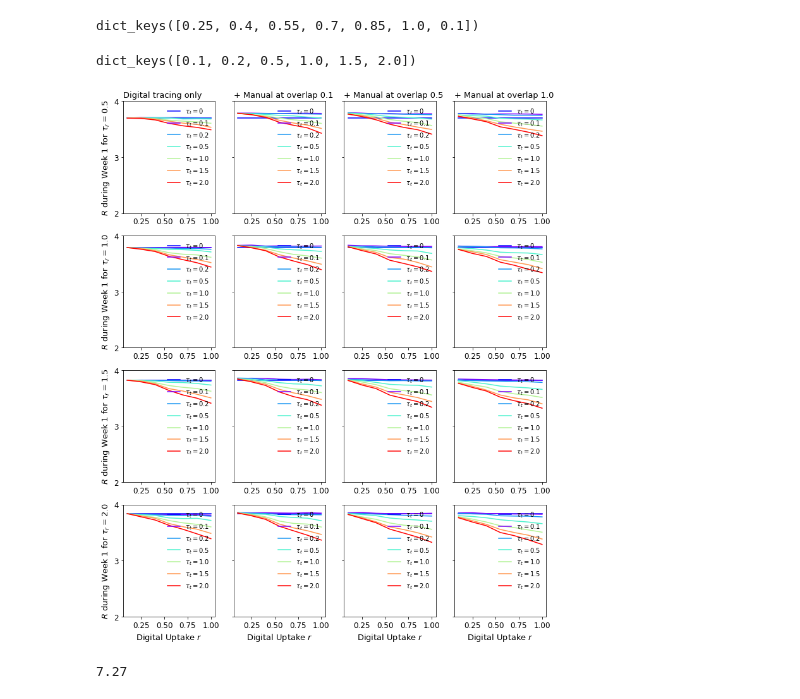
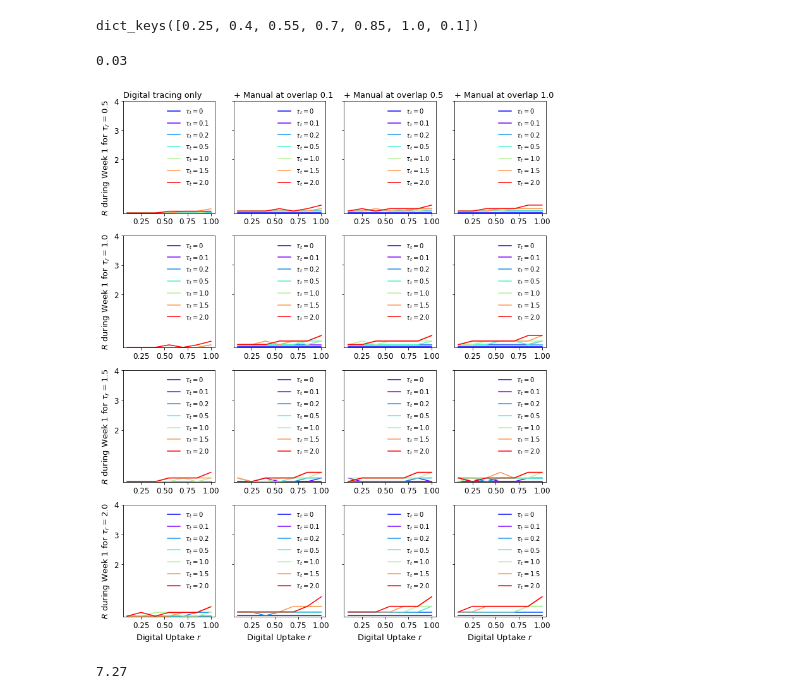
Before and after one commit to andrei-rusu/contact-tracing-model, a Jupyter notebook: notebooks/PlotResults.ipynb, the cells around one changed output. Cells and saved outputs as stored; diff of their text form; code cells hidden in the pictures.

```diff
--- a/notebooks/PlotResults.ipynb
+++ b/notebooks/PlotResults.ipynb
@@ -1526,7 +1526,7 @@ dict_keys([1, 2])
 al_5[2].keys()
 # %% [output]
 dict_keys([0.25, 0.4, 0.55, 0.7, 0.85, 1.0, 0.1])
-# %%
-sts20[1][.1].keys()
-# %% [output]
-dict_keys([0.1, 0.2, 0.5, 1.0, 1.5, 2.0])
+# %%
+sts10[uptake][1][taut][taur][metric][time_id][key_to_plot]
+# %% [output]
+0.03
@@ -1533,9 +1535,9 @@ dict_keys([0.1, 0.2, 0.5, 1.0, 1.5, 2.0])
 # %%
 import numpy as np
 import math
-# metric = 'growth'
-# key_to_plot = 'mean_wo'
-err = 'std_wo'
+metric = 'growth'
+key_to_plot = 'mean'
+err = 'std'
 ci = True
 scale_ci = 1.96
 import lib.utils as utils
@@ -1602,34 +1604,34 @@ for k, overlap in enumerate(overlaps):
             error_20 = np.array(error_20)
             if ci:
                 error = scale_ci * error / math.sqrt(1000)
                 error_20 = scale_ci * error_20 / math.sqrt(1000)
     #         ax[i][0].set_ylim(-20, 90)
     #         ax[i][1].set_ylim(-120, 350)
             if k == 2:
                 ax[i][0].plot(uptakes, to_plot, label=r'$\tau_t = $'+str(taut), color=colors[j])
 #                 ax[i][0].fill_between(uptakes, to_plot-error, to_plot+error, color=colors[j], alpha=.5)
                 ax[i][0].tick_params(axis='both', which='major', labelsize=12)
                 ax[i][0].tick_params(axis='both', which='major', labelsize=12)
                 ax[i][0].legend(loc='upper right', bbox_to_anchor=(0.5, 0.5, 0.5, 0.5), prop={'size': 10}, frameon=False)
 
             ax[i][k].plot(uptakes, to_plot_20, label=r'$\tau_t = $'+str(taut), color=colors[j])
 #             ax[i][k].fill_between(uptakes, to_plot_20-error_20, to_plot_20+error_20, color=colors[j], alpha=.5)
             ax[i][k].tick_params(axis='both', which='major', labelsize=12)
             ax[i][k].tick_params(axis='both', which='major', labelsize=12)
             ax[i][k].legend(loc='upper right', bbox_to_anchor=(0.5, 0.5, 0.5, 0.5), prop={'size': 10}, frameon=False)
             for l in range(4):
                 ax[-1][l].set_xlabel(r'Digital Uptake $r$', fontsize=13)
             ax[i][0].set_ylabel(r'$R$ during Week 1 for $\tau_r=$' + str(taur), fontsize=13)
 #             ax[i][0].set_ylim(0, 4)
 #             ax[i][k].set_ylim(0, 4)
             ax[i][k].tick_params(labelleft=False)
             ax[i][0].set_yticks(np.arange(2, 5, 1.0))
             ax[i][k].set_yticks(np.arange(2, 5, 1.0))
 # ax[0].set_ylim(-120, 300)
 # ax[1].set_ylim(-120, 300)
 # plt.savefig('fig/triad-reff.pdf', format='pdf', bbox_inches = 'tight')
 # %% [output]
-[figure, old version]
+[figure, new version]
 # %%
 sts10[1][1][0][.5][metric][time_id][key_to_plot]
 # %% [output]
```
Also changed, not shown: parts of 5 cells of this notebook, 7 other files.
